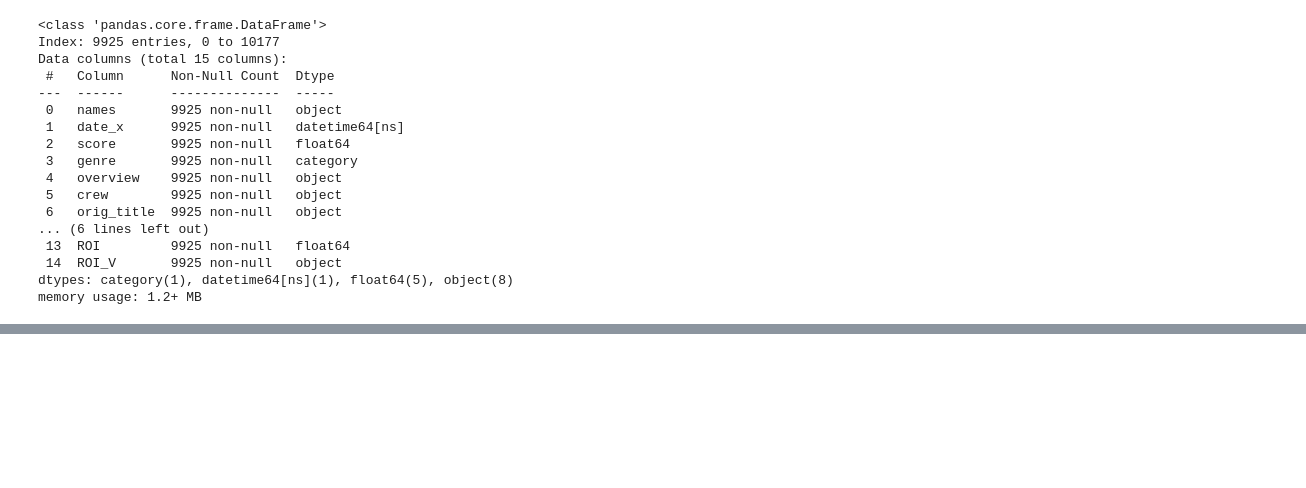
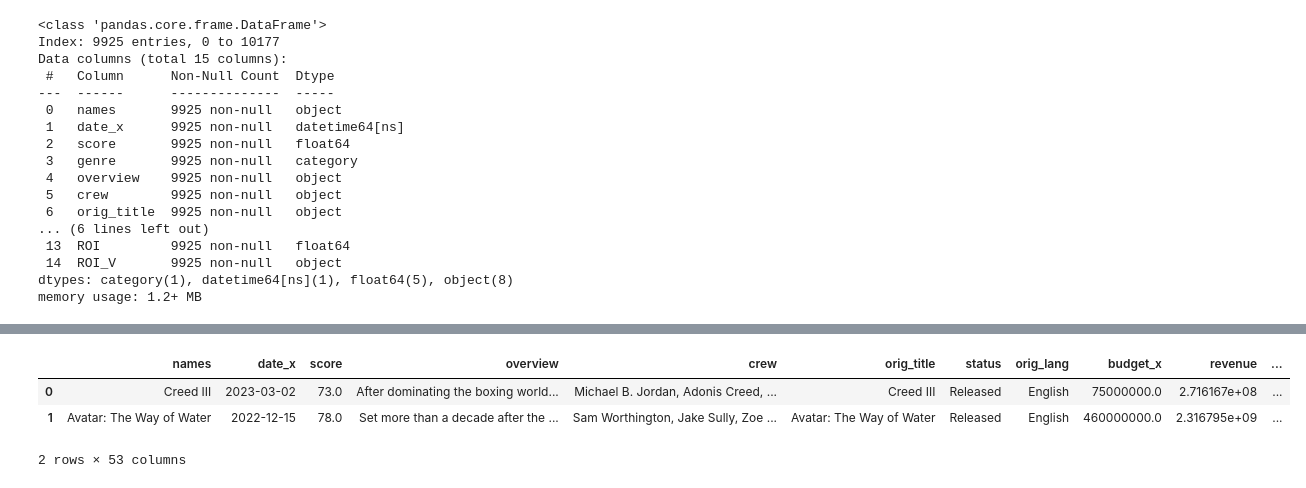
Before and after one commit to HetanshWaghela/Cinemetrics, a Jupyter notebook: Box-Office-Analysis.ipynb, the cells around one changed output, grey strips where cells are left out. Drawn from its saved outputs; the diff is of its cells as text; code cells hidden in the pictures; blank space fills up the shorter version.

```diff
--- a/Box-Office-Analysis.ipynb
+++ b/Box-Office-Analysis.ipynb
@@ -257,0 +295,7 @@ df.head(2)
+# %%
+df.head(2)
+# %% [output]
+|  | names | date_x | score | overview | crew | orig_title | status | orig_lang | budget_x | revenue | ... |
+| 0 | Creed III | 2023-03-02 | 73.0 | After dominating the boxing world... | Michael B. Jordan, Adonis Creed, ... | Creed III | Released | English | 75000000.0 | 2.716167e+08 | ... |
+| 1 | Avatar: The Way of Water | 2022-12-15 | 78.0 | Set more than a decade after the ... | Sam Worthington, Jake Sully, Zoe ... | Avatar: The Way of Water | Released | English | 460000000.0 | 2.316795e+09 | ... |
+2 rows × 53 columns
```
Also changed, not shown: parts of 6 cells of this notebook.
